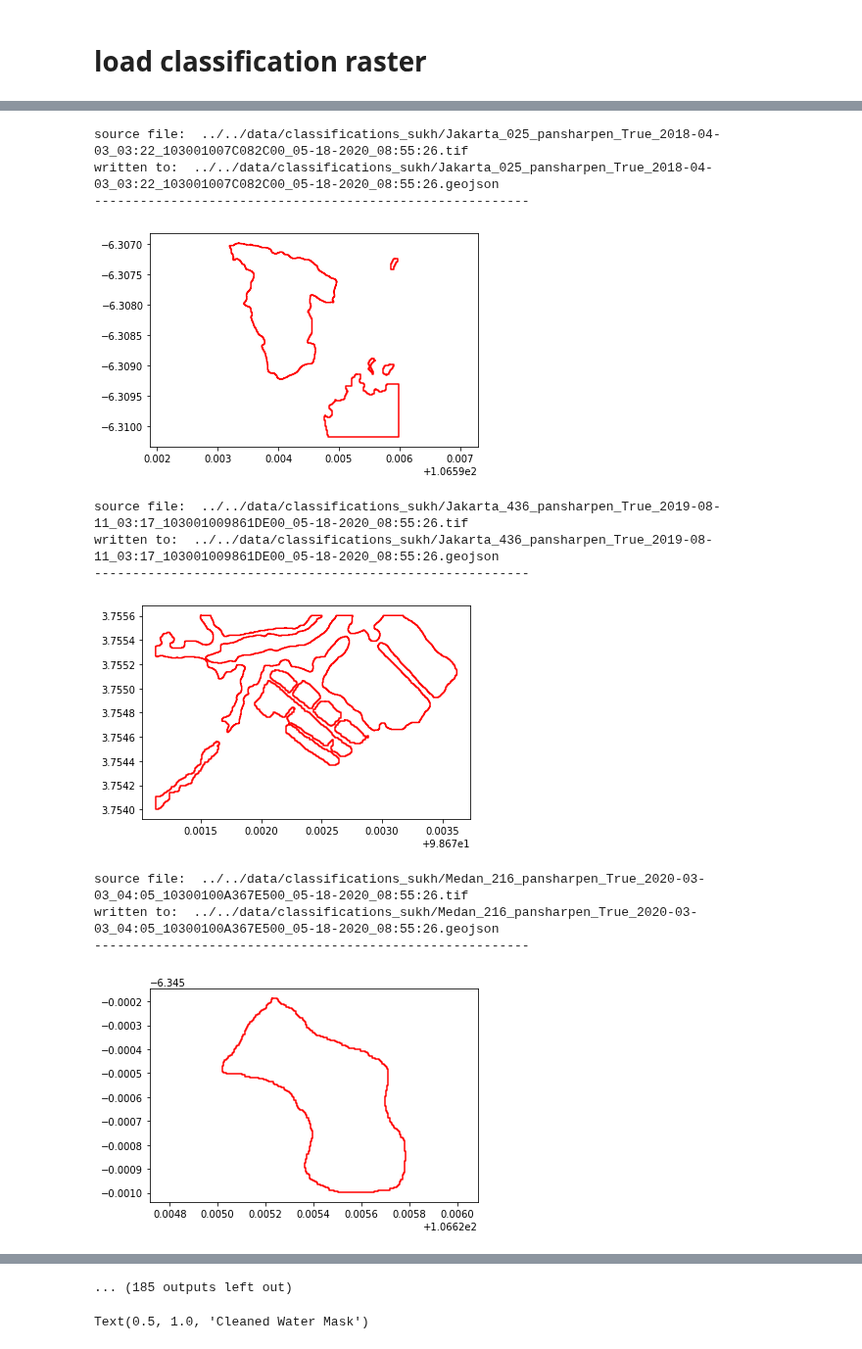
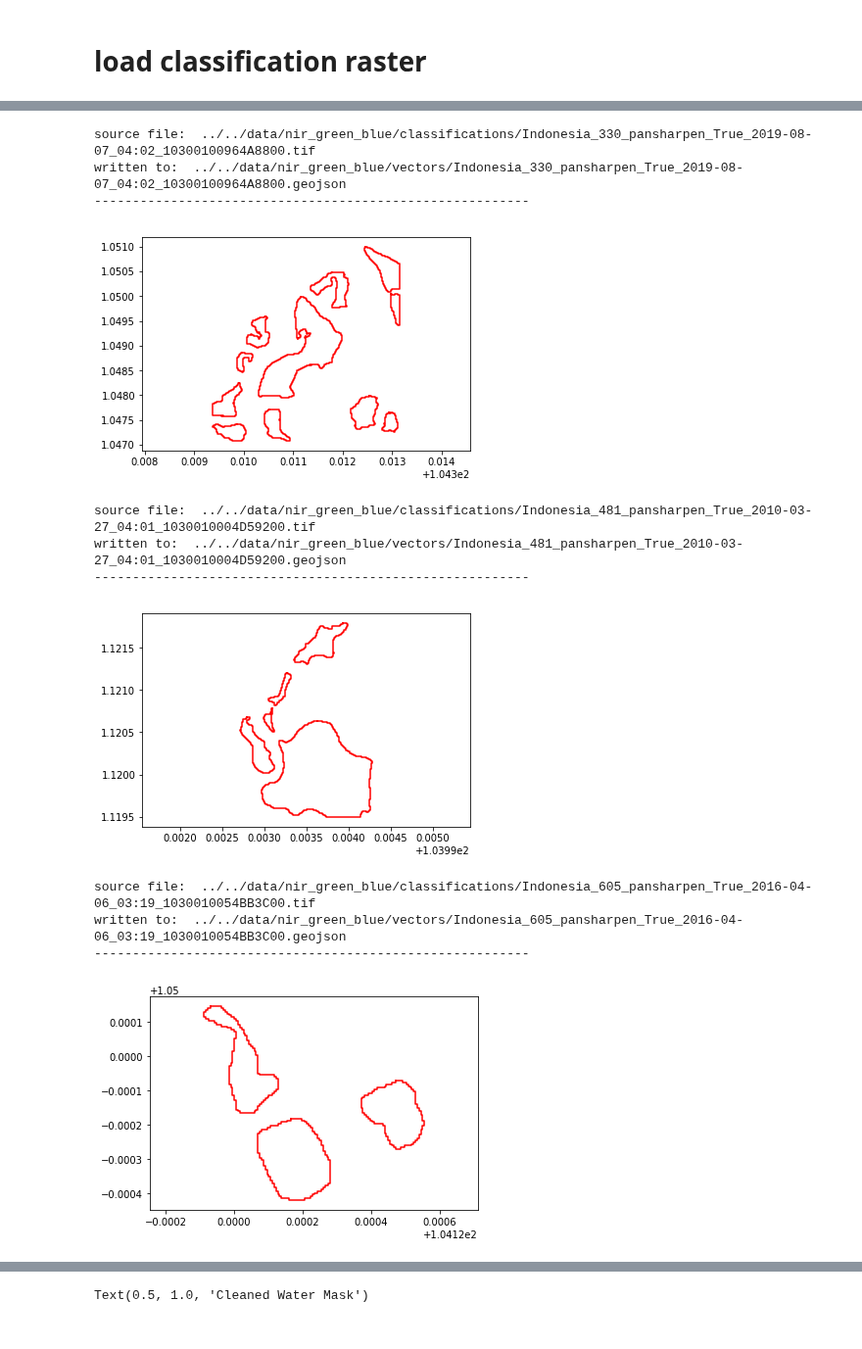
Before and after one commit to krakchris/rimbun.io, a Jupyter notebook: 02_Run_Inference/03_vectorize/Vectorization.ipynb, the cells around one changed output, grey strips where cells are left out. Shown at 98% size. Drawn from its saved outputs; the diff is of its cells as text; code cells hidden in the pictures.

Commit message:
update vectorization

```diff
--- a/02_Run_Inference/03_vectorize/Vectorization.ipynb
+++ b/02_Run_Inference/03_vectorize/Vectorization.ipynb
@@ -101,6 +101,7 @@ def check_valid_geometries(shapefile_path):
 
 import rasterio
 import glob
+import os
 
 from pprint import pprint
 
@@ -111,7 +112,10 @@ import pandas as pd
 name = ''
 
 # find files in classification folder
-raster_files_path = '../../data/classifications_sukh/{}*.tif'.format(name)
+raster_files_path = '../../data/nir_green_blue/classifications/{}*.tif'.format(name)
+vectors_path = '../../data/nir_green_blue/vectors/'
+
+
 raster_files = glob.glob(raster_files_path)
 file_path = raster_files[1]
 
@@ -230,7 +247,7 @@ for file_path in tqdm(raster_files):
 
         plt.show()
 
-        geojson_file_path = '../../data/classifications_sukh/{}.geojson'.format(base_name)
+        geojson_file_path = vectors_path + '{}.geojson'.format(base_name)
 
         df = pd.DataFrame(shape(detection_poly), columns = ['geometry'])
         gpd.GeoDataFrame(df).to_file(geojson_file_path, driver='GeoJSON')
@@ -251,12 +268,12 @@ print(min_feature_size_cells, 'grid cells')
-source file:  ../../data/classifications_sukh/Jakarta_025_pansharpen_True_2018-04-03_03:22_103001007C082C00_05-18-2020_08:55:26.tif
-written to:  ../../data/classifications_sukh/Jakarta_025_pansharpen_True_2018-04-03_03:22_103001007C082C00_05-18-2020_08:55:26.geojson
+source file:  ../../data/nir_green_blue/classifications/Indonesia_330_pansharpen_True_2019-08-07_04:02_10300100964A8800.tif
+written to:  ../../data/nir_green_blue/vectors/Indonesia_330_pansharpen_True_2019-08-07_04:02_10300100964A8800.geojson
 ---------------------------------------------------------
-[figure, old version]
+[figure, new version]
-source file:  ../../data/classifications_sukh/Jakarta_436_pansharpen_True_2019-08-11_03:17_103001009861DE00_05-18-2020_08:55:26.tif
-written to:  ../../data/classifications_sukh/Jakarta_436_pansharpen_True_2019-08-11_03:17_103001009861DE00_05-18-2020_08:55:26.geojson
+source file:  ../../data/nir_green_blue/classifications/Indonesia_481_pansharpen_True_2010-03-27_04:01_1030010004D59200.tif
+written to:  ../../data/nir_green_blue/vectors/Indonesia_481_pansharpen_True_2010-03-27_04:01_1030010004D59200.geojson
 ---------------------------------------------------------
-[figure, old version]
+[figure, new version]
-source file:  ../../data/classifications_sukh/Medan_216_pansharpen_True_2020-03-03_04:05_10300100A367E500_05-18-2020_08:55:26.tif
-written to:  ../../data/classifications_sukh/Medan_216_pansharpen_True_2020-03-03_04:05_10300100A367E500_05-18-2020_08:55:26.geojson
+source file:  ../../data/nir_green_blue/classifications/Indonesia_605_pansharpen_True_2016-04-06_03:19_1030010054BB3C00.tif
+written to:  ../../data/nir_green_blue/vectors/Indonesia_605_pansharpen_True_2016-04-06_03:19_1030010054BB3C00.geojson
 ---------------------------------------------------------
-[figure, old version]
+[figure, new version]
@@ -274,4 +290,3 @@ written to:  ../../data/classifications_sukh/Jakarta_337_pansharpen_True_2019-08
-... (185 outputs left out)
 # %%
 detection_poly = cascaded_union(geometry_list)
 # %%
```
Also changed, not shown: parts of 3 cells of this notebook, 1 other file.
